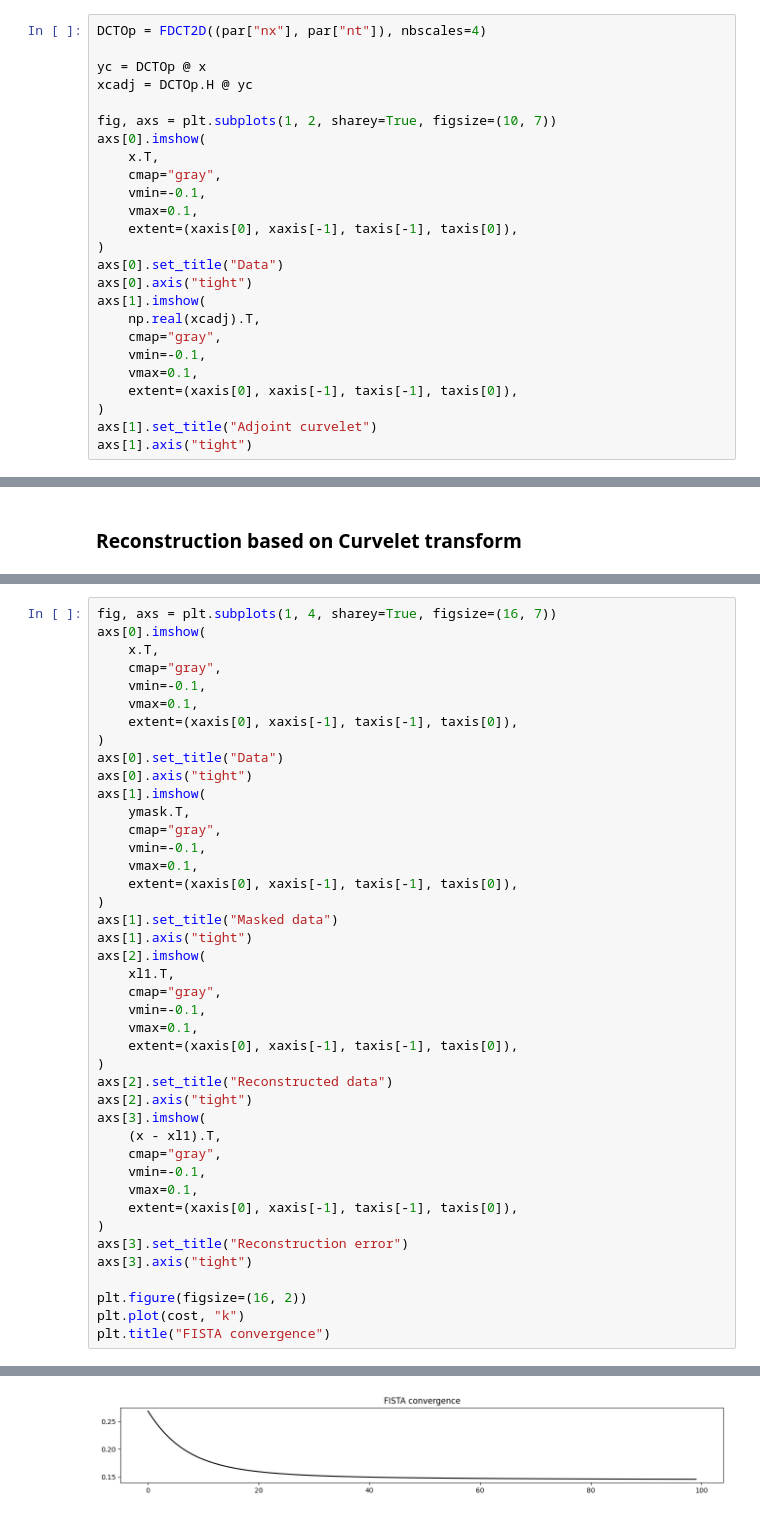
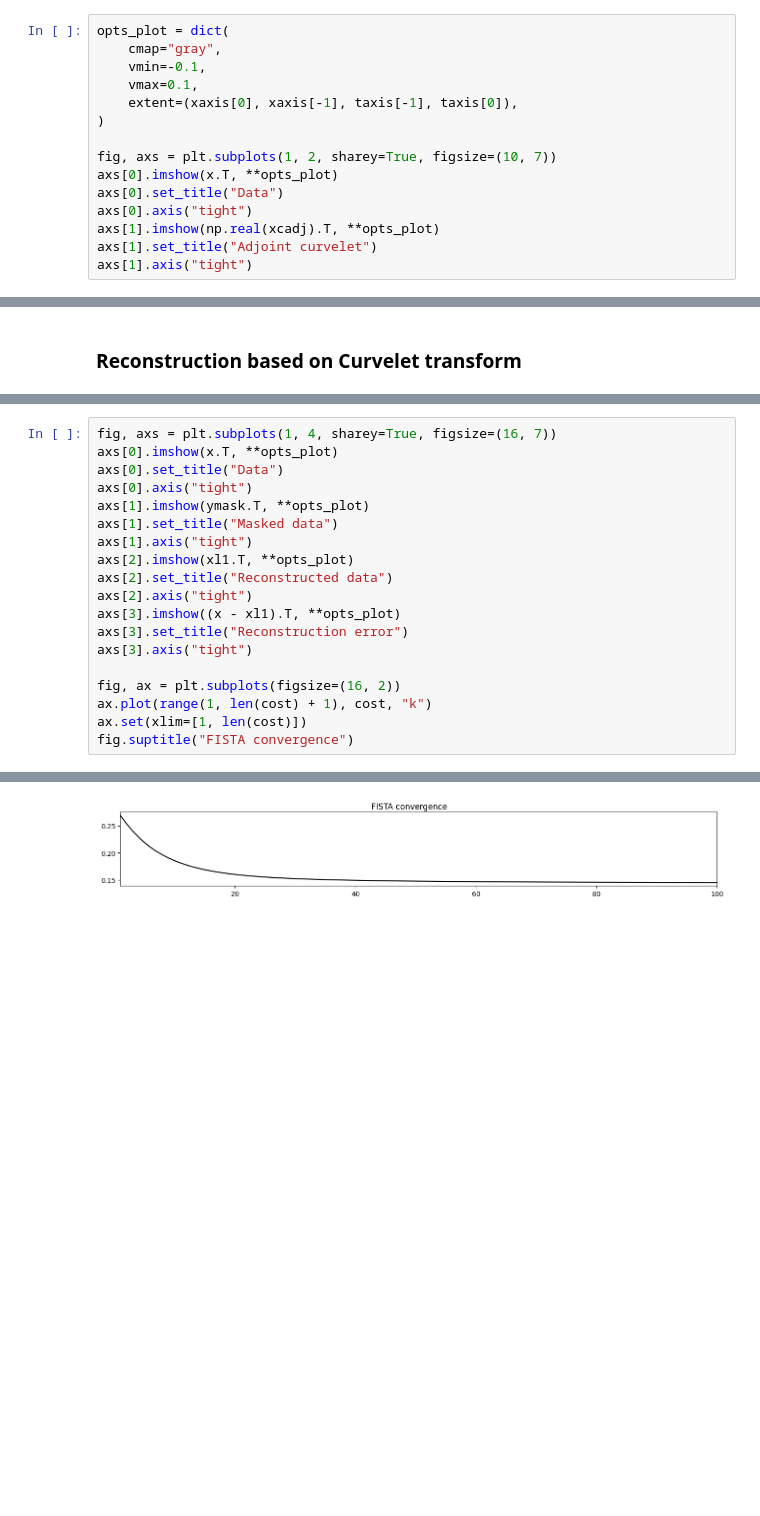
Before and after one commit to PyLops/curvelops, a Jupyter notebook: examples/Demo_Seismic_Regularization.ipynb, the cells around one changed output, grey strips where cells are left out. Cells and saved outputs as stored; diff of their text form; blank space fills up the shorter version.

Commit message:
simplify plotting

```diff
--- a/examples/Demo_Seismic_Regularization.ipynb
+++ b/examples/Demo_Seismic_Regularization.ipynb
@@ -56,26 +61,16 @@ ymask = Rop.mask(x)
 # %%
-DCTOp = FDCT2D((par["nx"], par["nt"]), nbscales=4)
-
-yc = DCTOp @ x
-xcadj = DCTOp.H @ yc
-
-fig, axs = plt.subplots(1, 2, sharey=True, figsize=(10, 7))
-axs[0].imshow(
-    x.T,
+opts_plot = dict(
     cmap="gray",
     vmin=-0.1,
     vmax=0.1,
     extent=(xaxis[0], xaxis[-1], taxis[-1], taxis[0]),
 )
+
+fig, axs = plt.subplots(1, 2, sharey=True, figsize=(10, 7))
+axs[0].imshow(x.T, **opts_plot)
 axs[0].set_title("Data")
 axs[0].axis("tight")
-axs[1].imshow(
-    np.real(xcadj).T,
-    cmap="gray",
-    vmin=-0.1,
-    vmax=0.1,
-    extent=(xaxis[0], xaxis[-1], taxis[-1], taxis[0]),
-)
+axs[1].imshow(np.real(xcadj).T, **opts_plot)
 axs[1].set_title("Adjoint curvelet")
 axs[1].axis("tight")
 # %% [output]
@@ -113,44 +108,21 @@ Iterations = 100        Total time (s) = 20.28
 --------------------------------------------------------------------------------
 # %%
 fig, axs = plt.subplots(1, 4, sharey=True, figsize=(16, 7))
-axs[0].imshow(
-    x.T,
-    cmap="gray",
-    vmin=-0.1,
-    vmax=0.1,
-    extent=(xaxis[0], xaxis[-1], taxis[-1], taxis[0]),
-)
+axs[0].imshow(x.T, **opts_plot)
 axs[0].set_title("Data")
 axs[0].axis("tight")
-axs[1].imshow(
-    ymask.T,
-    cmap="gray",
-    vmin=-0.1,
-    vmax=0.1,
-    extent=(xaxis[0], xaxis[-1], taxis[-1], taxis[0]),
-)
+axs[1].imshow(ymask.T, **opts_plot)
 axs[1].set_title("Masked data")
 axs[1].axis("tight")
-axs[2].imshow(
-    xl1.T,
-    cmap="gray",
-    vmin=-0.1,
-    vmax=0.1,
-    extent=(xaxis[0], xaxis[-1], taxis[-1], taxis[0]),
-)
+axs[2].imshow(xl1.T, **opts_plot)
 axs[2].set_title("Reconstructed data")
 axs[2].axis("tight")
-axs[3].imshow(
-    (x - xl1).T,
-    cmap="gray",
-    vmin=-0.1,
-    vmax=0.1,
-    extent=(xaxis[0], xaxis[-1], taxis[-1], taxis[0]),
-)
+axs[3].imshow((x - xl1).T, **opts_plot)
 axs[3].set_title("Reconstruction error")
 axs[3].axis("tight")
 
-plt.figure(figsize=(16, 2))
-plt.plot(cost, "k")
-plt.title("FISTA convergence")
+fig, ax = plt.subplots(figsize=(16, 2))
+ax.plot(range(1, len(cost) + 1), cost, "k")
+ax.set(xlim=[1, len(cost)])
+fig.suptitle("FISTA convergence")
 # %% [output]
@@ -158,2 +130,2 @@ Text(0.5, 1.0, 'FISTA convergence')
 [figure]
-[figure, old version]
+[figure, new version]
```
Also changed, not shown: parts of 3 cells of this notebook.
